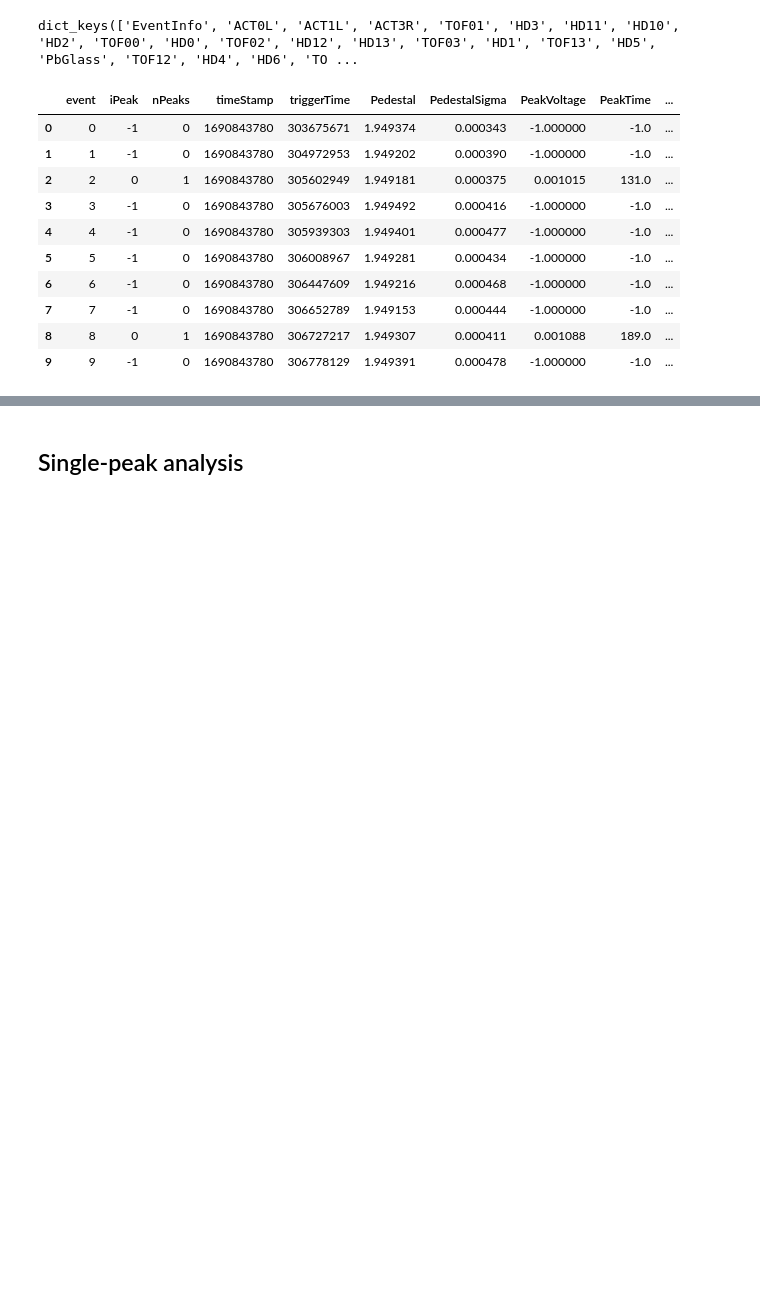
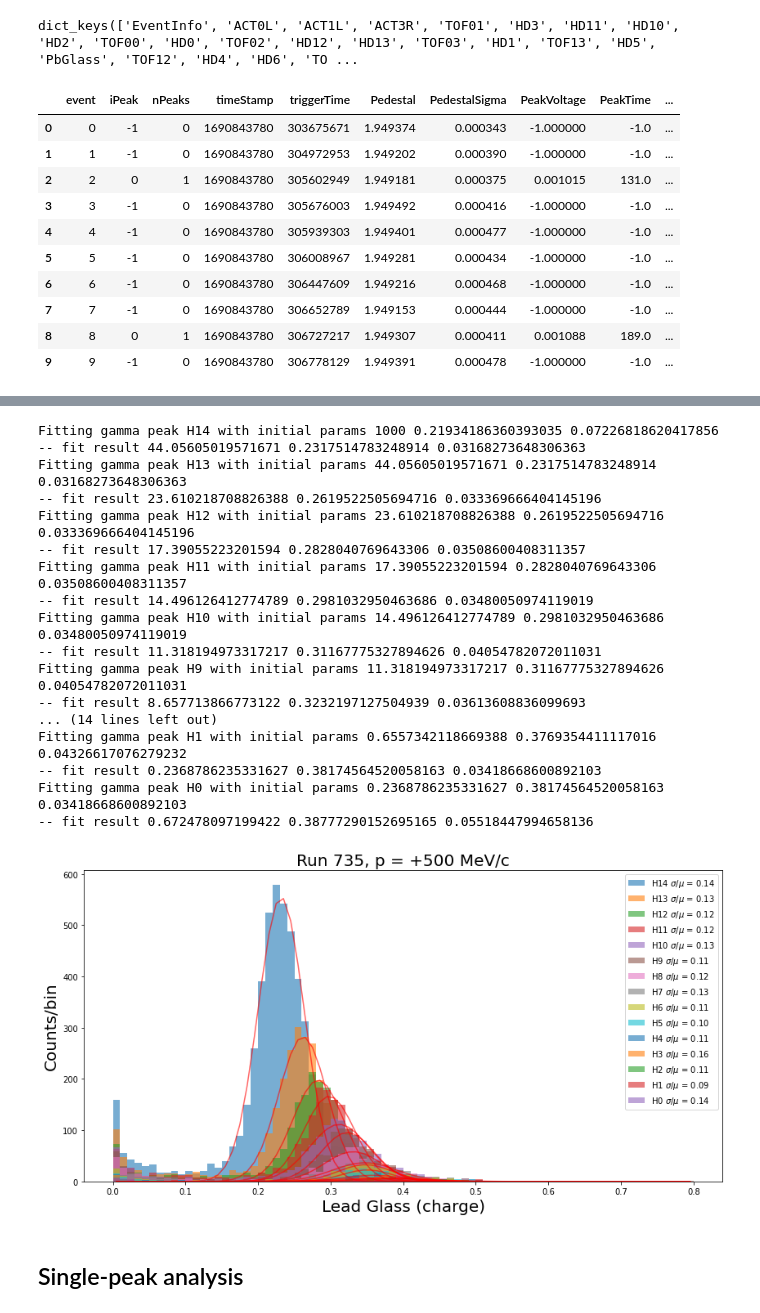
Before and after one commit to jerenner/T9BeamTestAna, a Jupyter notebook: python/new_analysis/hodoscope/hodoscope_analysis.ipynb, the cells around one changed output, grey strips where cells are left out. Drawn from its saved outputs; the diff is of its cells as text; code cells hidden in the pictures; blank space fills up the shorter version.

Commit message:
Adapt peak fitting code from Diego

```diff
--- a/python/new_analysis/hodoscope/hodoscope_analysis.ipynb
+++ b/python/new_analysis/hodoscope/hodoscope_analysis.ipynb
@@ -229,3 +235,24 @@ H14 with 2272 events and 64 tail events
+# %%
+hd.gamma_peak_plot(final_df, 735, nbins=80, range=[0,0.8])
+# %% [output]
+Fitting gamma peak H14 with initial params 1000 0.21934186360393035 0.07226818620417856
+-- fit result 44.05605019571671 0.2317514783248914 0.03168273648306363
+Fitting gamma peak H13 with initial params 44.05605019571671 0.2317514783248914 0.03168273648306363
+-- fit result 23.610218708826388 0.2619522505694716 0.033369666404145196
+Fitting gamma peak H12 with initial params 23.610218708826388 0.2619522505694716 0.033369666404145196
+-- fit result 17.39055223201594 0.2828040769643306 0.03508600408311357
+Fitting gamma peak H11 with initial params 17.39055223201594 0.2828040769643306 0.03508600408311357
+-- fit result 14.496126412774789 0.2981032950463686 0.03480050974119019
+Fitting gamma peak H10 with initial params 14.496126412774789 0.2981032950463686 0.03480050974119019
+-- fit result 11.318194973317217 0.31167775327894626 0.04054782072011031
+Fitting gamma peak H9 with initial params 11.318194973317217 0.31167775327894626 0.04054782072011031
+-- fit result 8.657713866773122 0.3232197127504939 0.03613608836099693
+... (14 lines left out)
+Fitting gamma peak H1 with initial params 0.6557342118669388 0.3769354411117016 0.04326617076279232
+-- fit result 0.2368786235331627 0.38174564520058163 0.03418668600892103
+Fitting gamma peak H0 with initial params 0.2368786235331627 0.38174564520058163 0.03418668600892103
+-- fit result 0.672478097199422 0.38777290152695165 0.05518447994658136
+[figure, added]
 # %%
 cuts_all = (final_df.total_hits == 1)
 cuts_ACT0 = cuts_all & (final_df.hit_ACT0 == 1)
```
Also changed, not shown: parts of 3 cells of this notebook, 1 other file.
